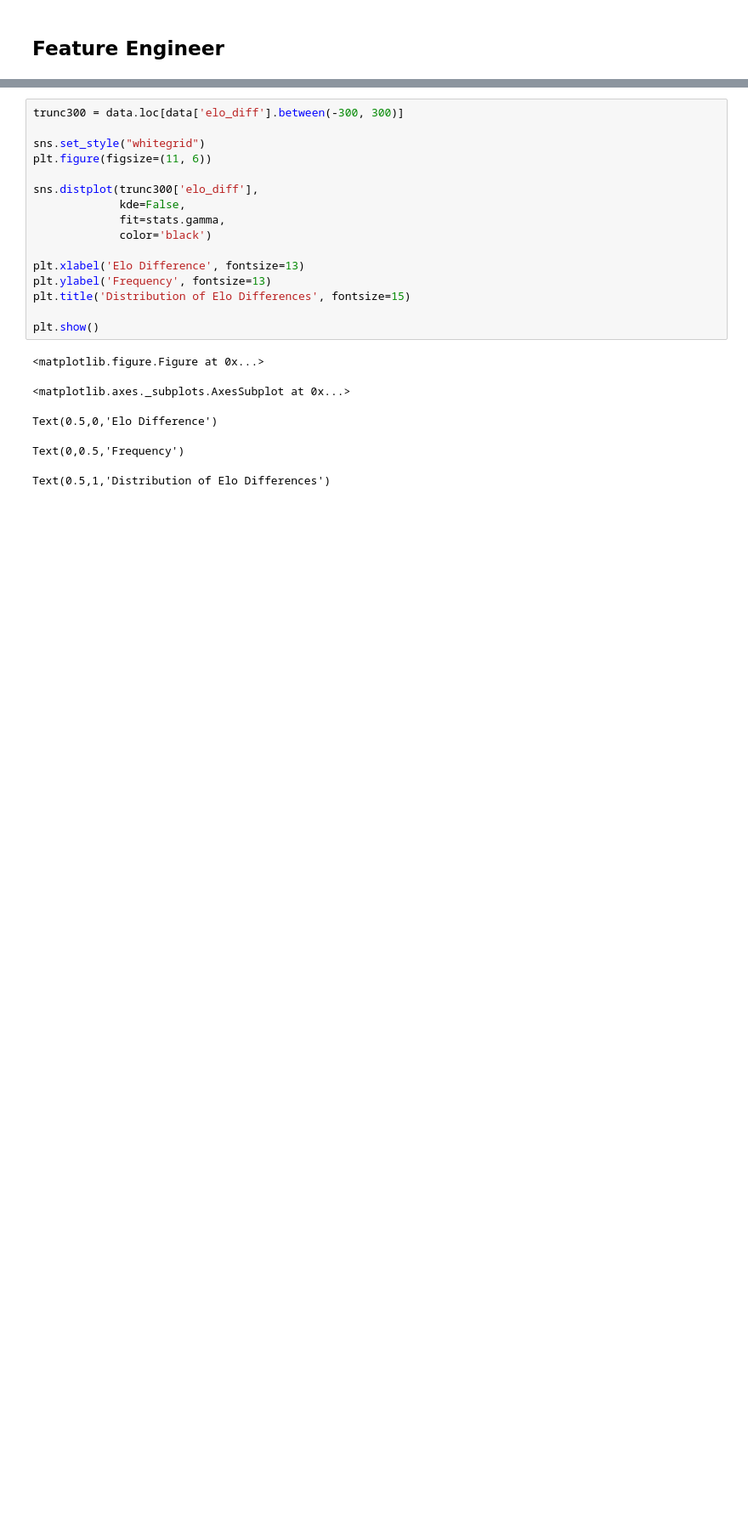
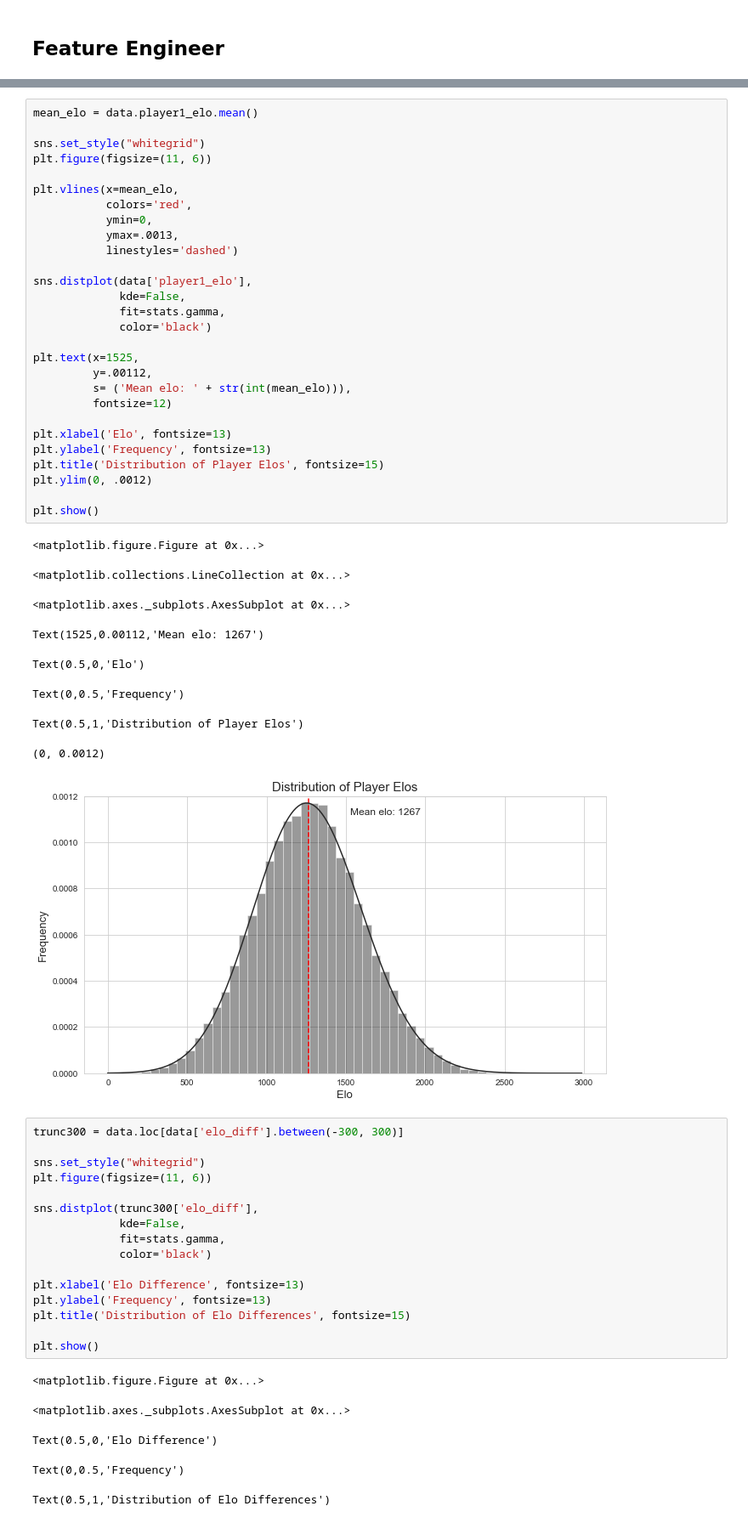
Before and after one commit to eonofrey/elo_analysis, a Jupyter notebook: elo_analysis.ipynb, the cells around one changed output, grey strips where cells are left out. Shown: that part at 85% size. Cells and saved outputs as stored; diff of their text form; blank space fills up the shorter version.

```diff
--- a/elo_analysis.ipynb
+++ b/elo_analysis.ipynb
@@ -66,4 +74,42 @@ data.describe()
 | max | 2886.000000 | 3000.000000 | 4.107982e+09 | 1.000000 | 2216.000000 |
+# %%
+mean_elo = data.player1_elo.mean()
+
+sns.set_style("whitegrid")
+plt.figure(figsize=(11, 6))
+
+plt.vlines(x=mean_elo,
+           colors='red',
+           ymin=0,
+           ymax=.0013,
+           linestyles='dashed')
+
+sns.distplot(data['player1_elo'],
+             kde=False,
+             fit=stats.gamma,
+             color='black')
+
+plt.text(x=1525,
+         y=.00112,
+         s= ('Mean elo: ' + str(int(mean_elo))),
+         fontsize=12)
+
+plt.xlabel('Elo', fontsize=13)
+plt.ylabel('Frequency', fontsize=13)
+plt.title('Distribution of Player Elos', fontsize=15)
+plt.ylim(0, .0012)
+
+plt.show()
+# %% [output]
+<matplotlib.figure.Figure at 0x...>
+<matplotlib.collections.LineCollection at 0x...>
+<matplotlib.axes._subplots.AxesSubplot at 0x...>
+Text(1525,0.00112,'Mean elo: 1267')
+Text(0.5,0,'Elo')
+Text(0,0.5,'Frequency')
+Text(0.5,1,'Distribution of Player Elos')
+(0, 0.0012)
+[figure, added]
 # %%
 trunc300 = data.loc[data['elo_diff'].between(-300, 300)]
 
```
Also changed, not shown: parts of 16 cells of this notebook.
